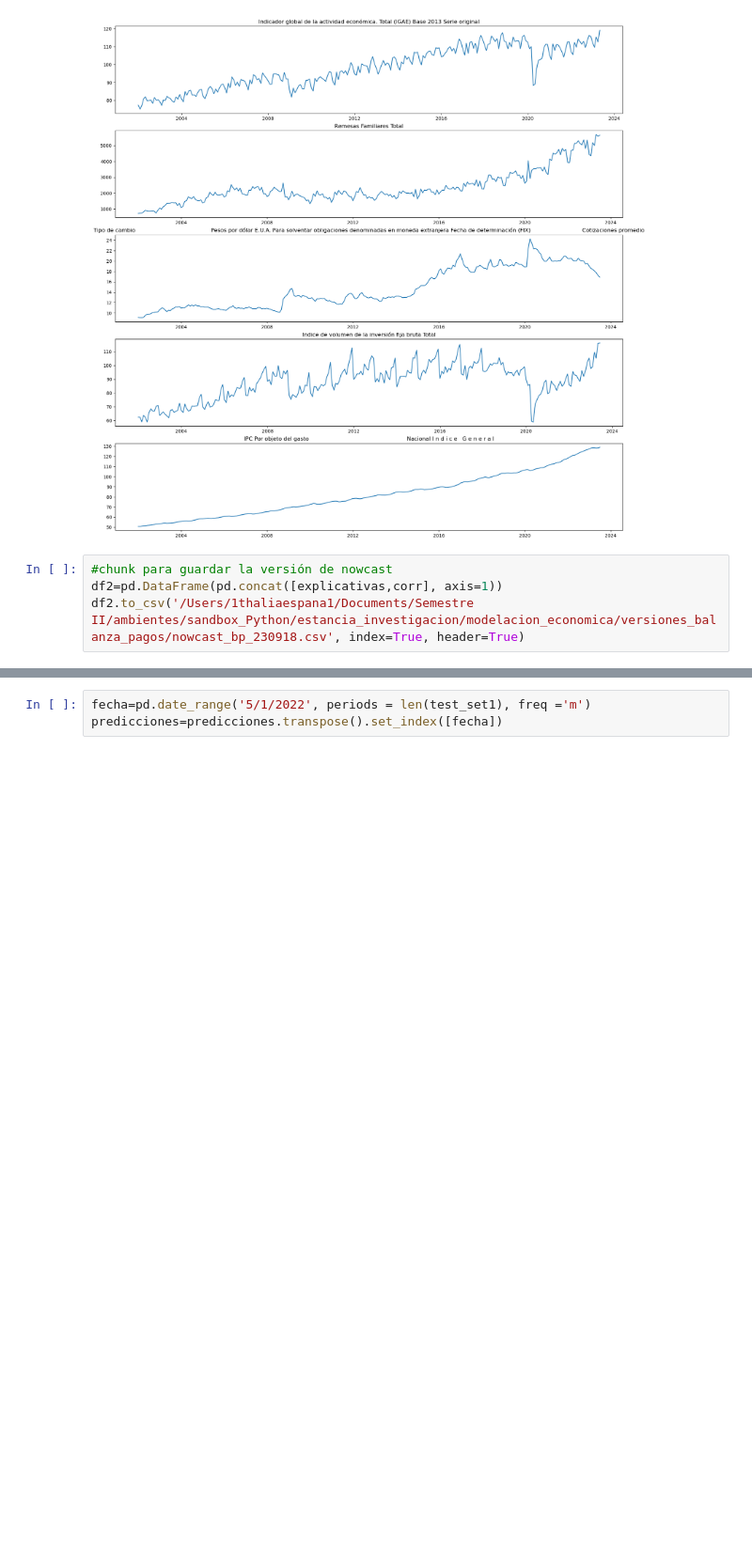
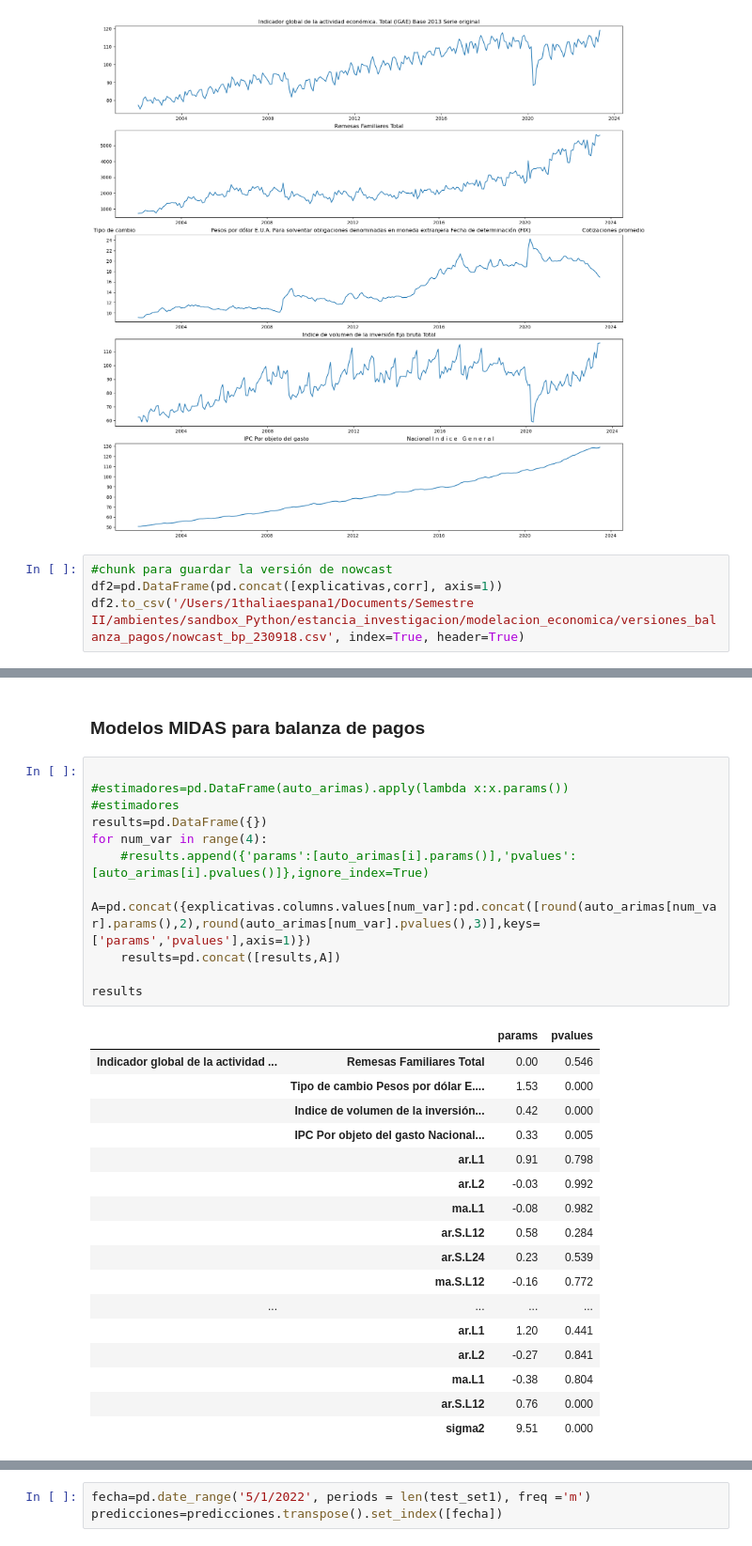
Before and after one commit to sparkieth/estancia_investigacion, a Jupyter notebook: modelacion_economica/modelo_cuenta_corriente.ipynb, the cells around one changed output, grey strips where cells are left out. Shown at 94% size. Drawn from its saved outputs; the diff is of its cells as text; blank space fills up the shorter version.

```diff
--- a/modelacion_economica/modelo_cuenta_corriente.ipynb
+++ b/modelacion_economica/modelo_cuenta_corriente.ipynb
@@ -286,0 +372,31 @@ results
+# %% [markdown]
+### Modelos MIDAS para balanza de pagos
+# %%
+
+#estimadores=pd.DataFrame(auto_arimas).apply(lambda x:x.params())
+#estimadores
+results=pd.DataFrame({})
+for num_var in range(4):
+    #results.append({'params':[auto_arimas[i].params()],'pvalues':[auto_arimas[i].pvalues()]},ignore_index=True)
+    A=pd.concat({explicativas.columns.values[num_var]:pd.concat([round(auto_arimas[num_var].params(),2),round(auto_arimas[num_var].pvalues(),3)],keys=['params','pvalues'],axis=1)})
+    results=pd.concat([results,A])
+
+results
+# %% [output]
+|  |  | params | pvalues |
+| Indicador global de la actividad ... | Remesas Familiares Total | 0.00 | 0.546 |
+|  | Tipo de cambio Pesos por dólar E.... | 1.53 | 0.000 |
+|  | Indice de volumen de la inversión... | 0.42 | 0.000 |
+|  | IPC Por objeto del gasto Nacional... | 0.33 | 0.005 |
+|  | ar.L1 | 0.91 | 0.798 |
+|  | ar.L2 | -0.03 | 0.992 |
+|  | ma.L1 | -0.08 | 0.982 |
+|  | ar.S.L12 | 0.58 | 0.284 |
+|  | ar.S.L24 | 0.23 | 0.539 |
+|  | ma.S.L12 | -0.16 | 0.772 |
+| ... | ... | ... | ... |
+|  | ar.L1 | 1.20 | 0.441 |
+|  | ar.L2 | -0.27 | 0.841 |
+|  | ma.L1 | -0.38 | 0.804 |
+|  | ar.S.L12 | 0.76 | 0.000 |
+|  | sigma2 | 9.51 | 0.000 |
```
Also changed, not shown: parts of 13 cells of this notebook.
